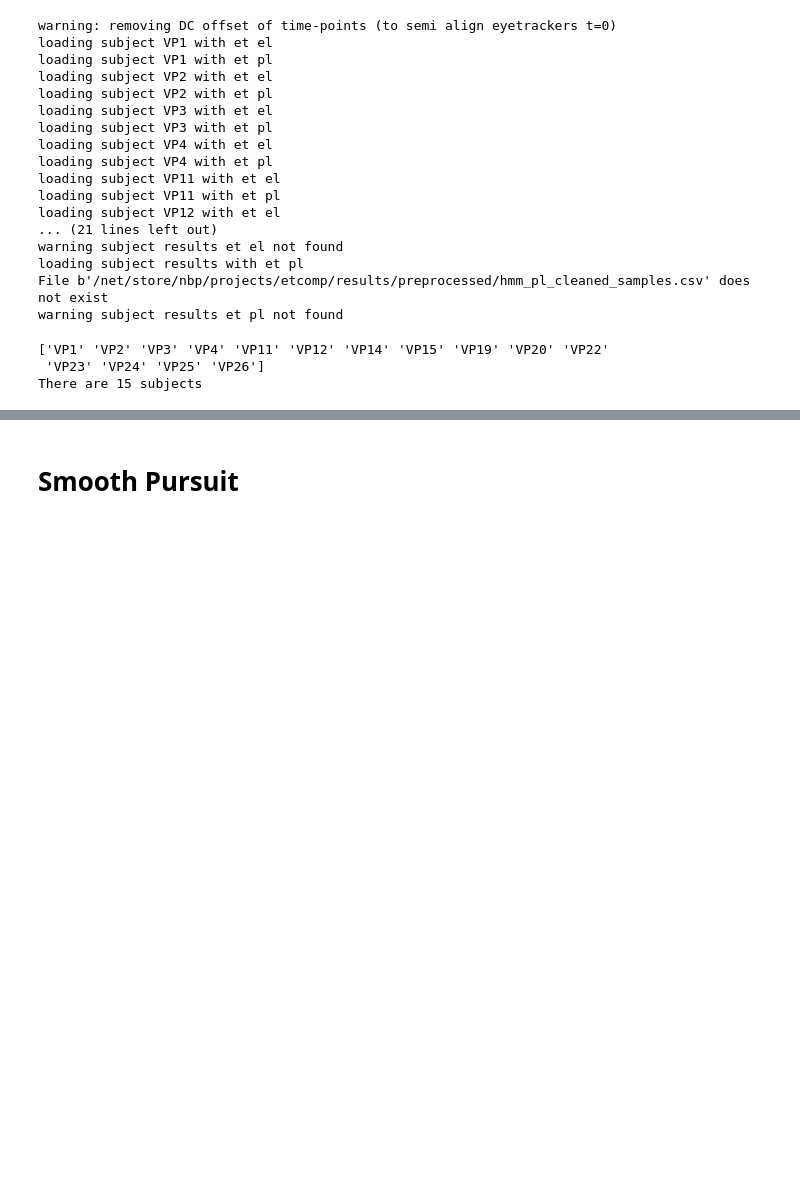
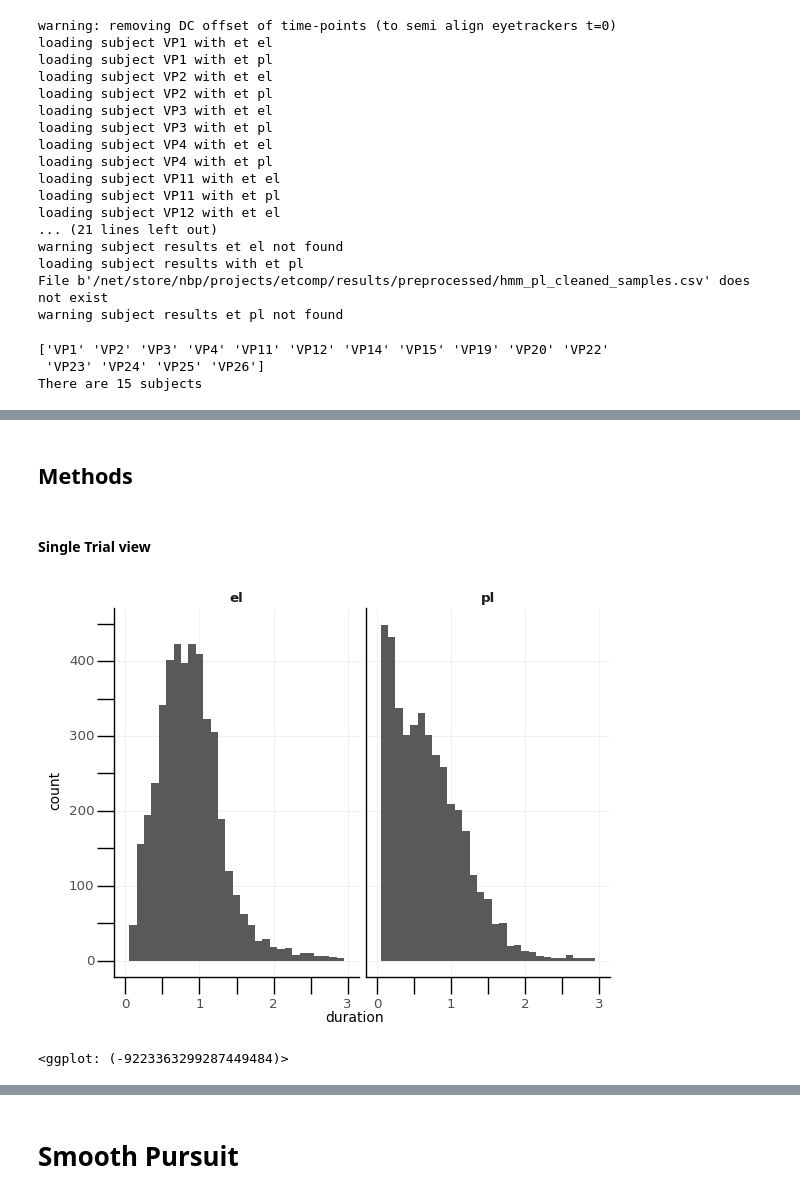
Before and after one commit to behinger/etcomp, a Jupyter notebook: code/be_main.ipynb, the cells around one changed output, grey strips where cells are left out. Drawn from its saved outputs; the diff is of its cells as text; code cells hidden in the pictures; blank space fills up the shorter version.

```diff
--- a/code/be_main.ipynb
+++ b/code/be_main.ipynb
@@ -14,7 +20,7 @@ import pandas as pd
 import numpy as np
 
 import matplotlib.pyplot as plt
-plt.rcParams['figure.figsize'] = [20, 10]
+plt.rcParams['figure.figsize'] = [15, 10]
 from plotnine import *
 from plotnine.data import *
 
@@ -87,0 +119,4 @@ There are 15 subjects
+# %% [markdown]
+## Methods
+# %% [markdown]
+#### Single Trial view
@@ -87,0 +125,5 @@ There are 15 subjects
+# %%
+ggplot(raw_large_grid_df,aes(x="duration"))+geom_histogram(binwidth=0.1)+xlim((0,3))+facet_grid("~eyetracker")
+# %% [output]
+[figure, added]
+<ggplot: (-9223363299287449484)>
```
Also changed, not shown: parts of 132 cells of this notebook.
